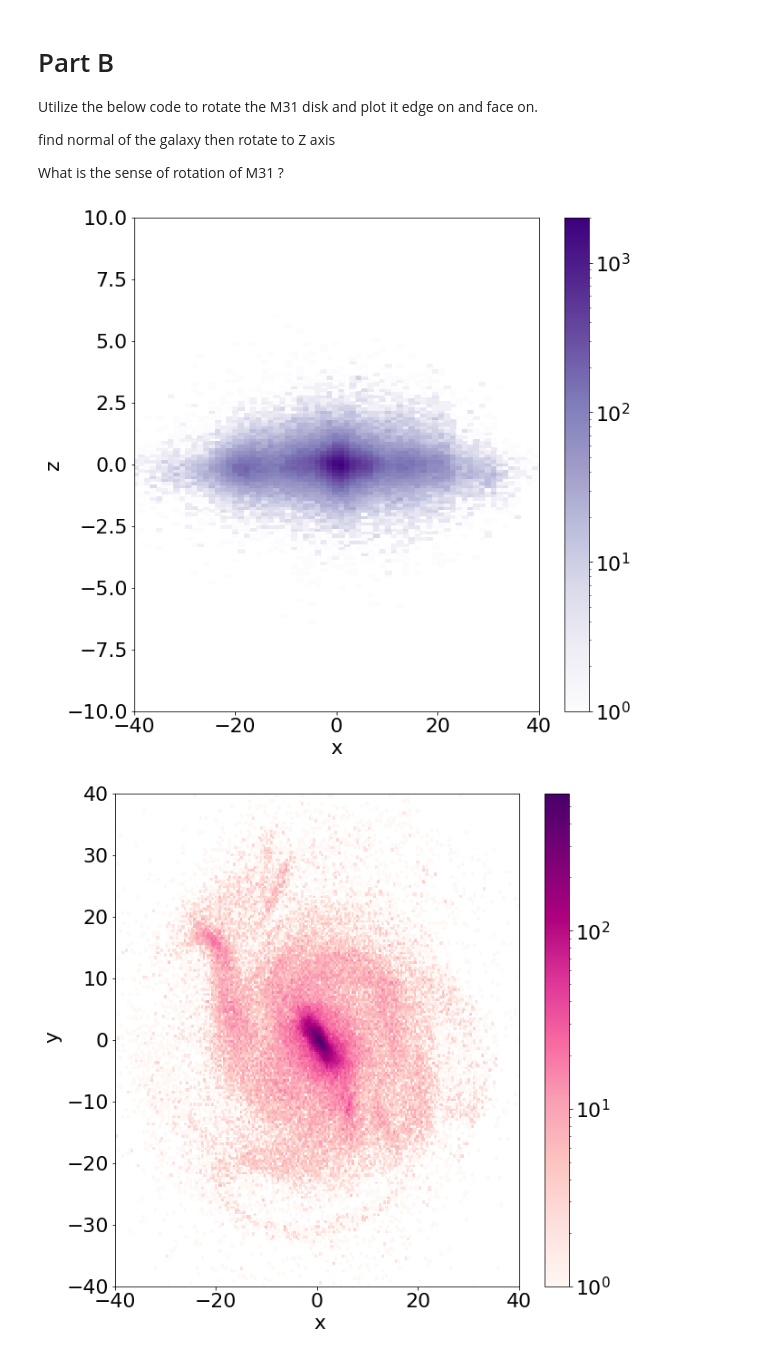
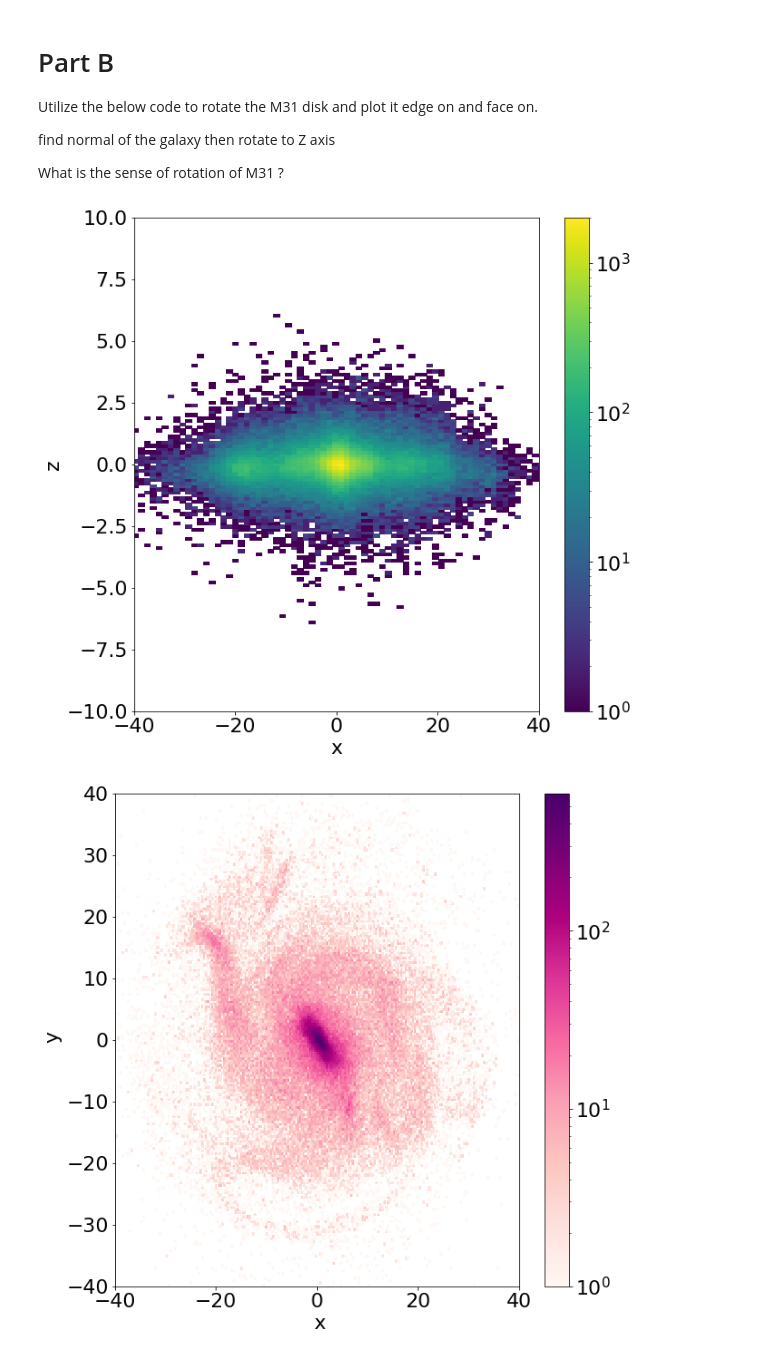
Before and after one commit to mikalambert/400B_2023_Lambert, a Jupyter notebook: Labs/Lab7/Lab7.ipynb, the cells around one changed output. Saved outputs shown, nothing was run; the diff lists cells and outputs as text; code cells hidden in the pictures.

```diff
--- a/Labs/Lab7/Lab7.ipynb
+++ b/Labs/Lab7/Lab7.ipynb
@@ -257,32 +261,32 @@ rn, vn = RotateFrame(r,v)
 # %%
 # Rotated M31 Disk - EDGE ON
 
 # M31 Disk Density
 fig, ax= plt.subplots(figsize=(10, 10))
 
 # plot the particle density for M31 , 2D histogram
 # ADD HERE
-plt.hist2d(rn[:,0], rn[:,2], bins=100, norm=LogNorm(), cmap= 'Purples')
+plt.hist2d(rn[:,0], rn[:,2], bins=100, norm=LogNorm(), cmap= 'viridis')
 
 plt.colorbar()
 
 # Add axis labels
 plt.xlabel('x', fontsize=22)
 plt.ylabel('z', fontsize=22)
 
 #set axis limits
 plt.ylim(-10,10)
 plt.xlim(-40,40)
 
 #adjust tick label font size
 label_size = 22
 matplotlib.rcParams['xtick.labelsize'] = label_size
 matplotlib.rcParams['ytick.labelsize'] = label_size
 
 # Save to a file
 plt.savefig('Lab7_EdgeOn_Density.png')
 # %% [output]
-[figure, old version]
+[figure, new version]
 # %%
 # Rotated M31 Disk - FACE ON
 
```
Also changed, not shown: parts of 1 cell of this notebook, 20 other files.
